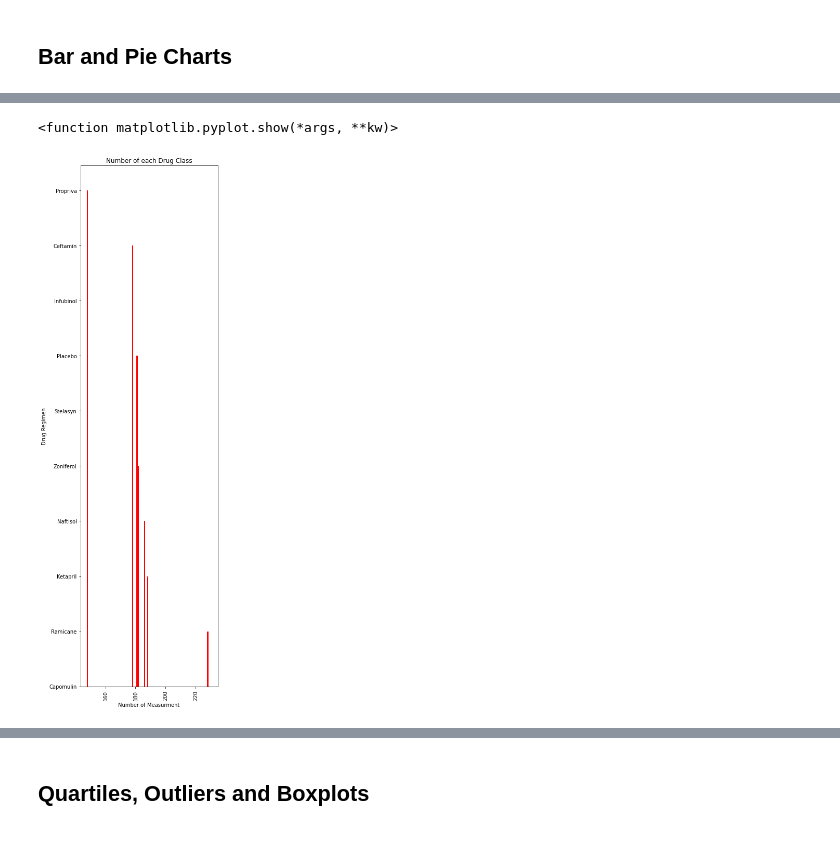
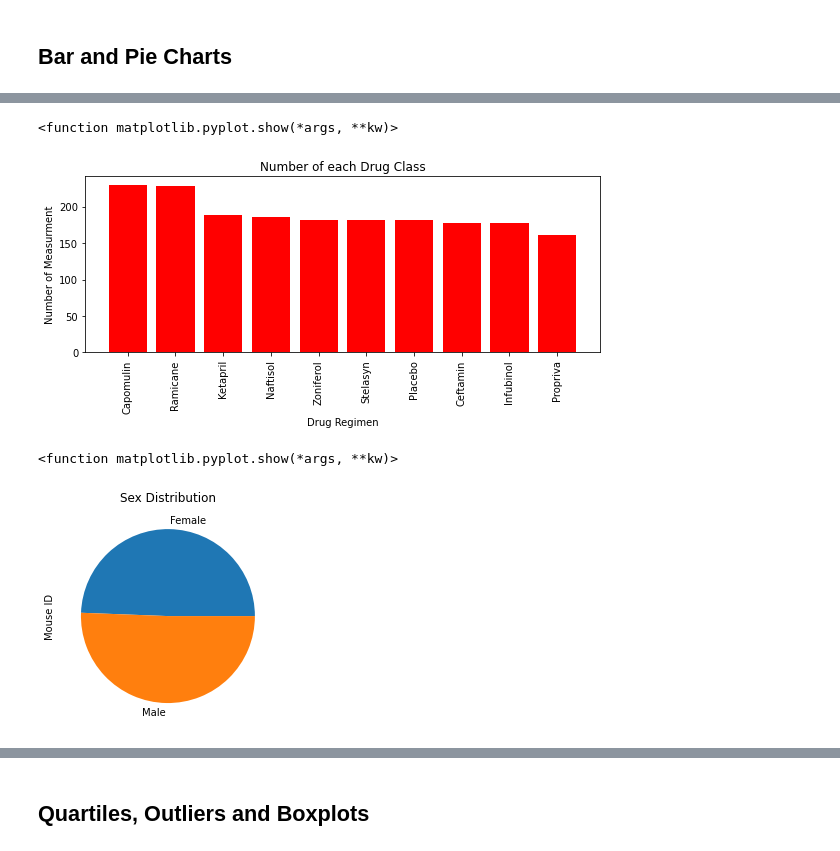
Before and after one commit to flbpilot/Matplotlib-Challenge, a Jupyter notebook: Pymaceuticals/pymaceuticals_starter-Copy1.ipynb, the cells around one changed output, grey strips where cells are left out. Cells and saved outputs as stored; diff of their text form; code cells hidden in the pictures.

```diff
--- a/Pymaceuticals/pymaceuticals_starter-Copy1.ipynb
+++ b/Pymaceuticals/pymaceuticals_starter-Copy1.ipynb
@@ -142,17 +142,14 @@ summary_tumor_aggregate
 ## Bar and Pie Charts
 # %%
 # Generate a bar plot showing the total number of measurements taken on each drug regimen using pandas.
-#find number of mice in each drug regimen
-group_drug = clean_results.groupby(['Drug Regimen'])
-count_pt = group_drug['Timepoint'].count()
-count_pt = count_pt.sort_values(ascending=False)
 
+measure_per_regimen = combined_df["Drug Regimen"].value_counts()
 #make a bar graph using pandas with labels
-ax = count_pt.plot(kind='bar', color='red', figsize= (10,6), title='Number of Measurements taken on each Drug class')
+axx = measure_per_regimen.plot(kind='bar', color='red', figsize= (8,4), title='Number of Measurements taken on each Drug')
 
 #set labels
-ax.set_xlabel('Drug Regimen')
-ax.set_ylabel('Number of Measurements')
+axx.set_xlabel('Drug Regimen')
+axx.set_ylabel('Number of Measurements')
 
 #display bar graph
 plt.tight_layout()
@@ -162,26 +159,35 @@ plt.show()
 # %%
 # Generate a bar plot showing the total number of measurements taken on each drug regimen using pyplot.
 
 #x & y Axis
-x_axis = count_pt.values
-y_axis = count_pt.index
+y_axis = measure_per_regimen.values
+x_axis = measure_per_regimen.index
 
 #grapth image size
-plt.figure(figsize=(5,15))
+plt.figure(figsize=(8,4))
 
 #plot format
 plt.bar(x_axis, y_axis, color="red", align="center")
 plt.xticks(rotation="vertical")
 
 #plot labels
 plt.title("Number of each Drug Class")
-plt.xlabel("Number of Measurment")
-plt.ylabel("Drug Regimen")
+plt.ylabel("Number of Measurment")
+plt.xlabel("Drug Regimen")
 
 #print plot
 plt.tight_layout()
 plt.show
 # %% [output]
 <function matplotlib.pyplot.show(*args, **kw)>
-[figure, old version]
+[figure, new version]
+# %%
+# Generate a pie plot showing the distribution of female versus male mice using pandas
+genders = combined_df.groupby(["Sex"])
+mouse_by_gender = genders["Mouse ID"].count()
+mouse_by_gender.plot(kind = "pie", title = "Sex Distribution")
+plt.show
+# %% [output]
+<function matplotlib.pyplot.show(*args, **kw)>
+[figure, added]
 # %%
```
Also changed, not shown: parts of 3 cells of this notebook, 1 other file.
